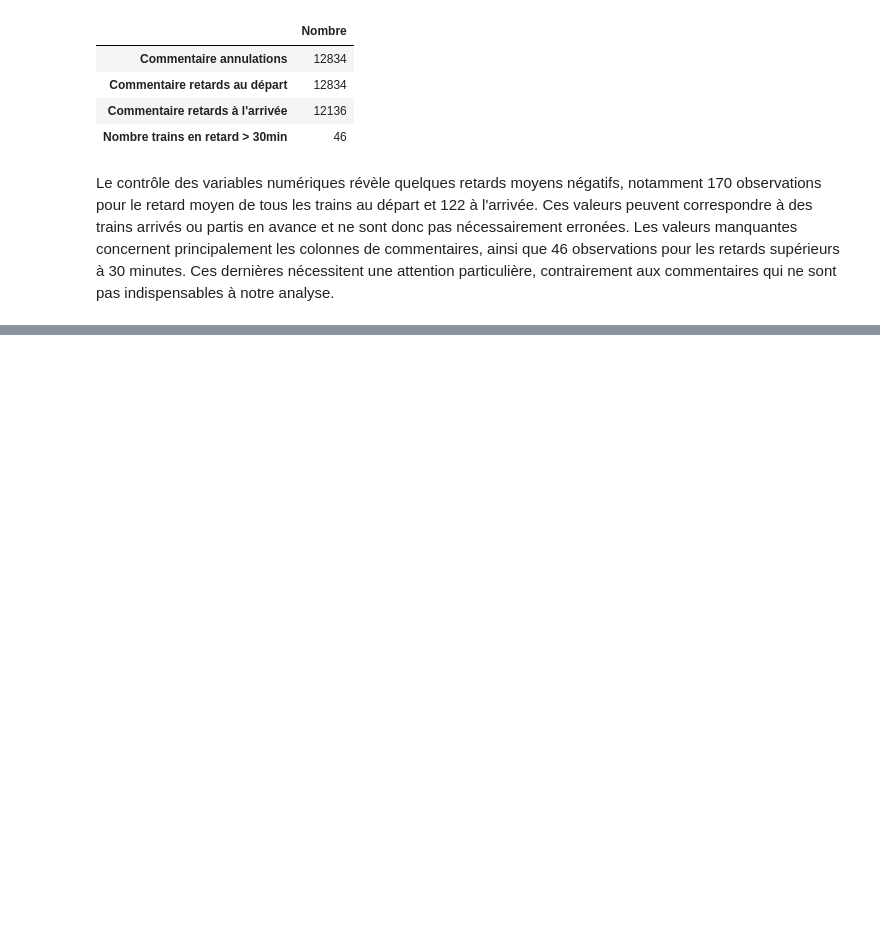
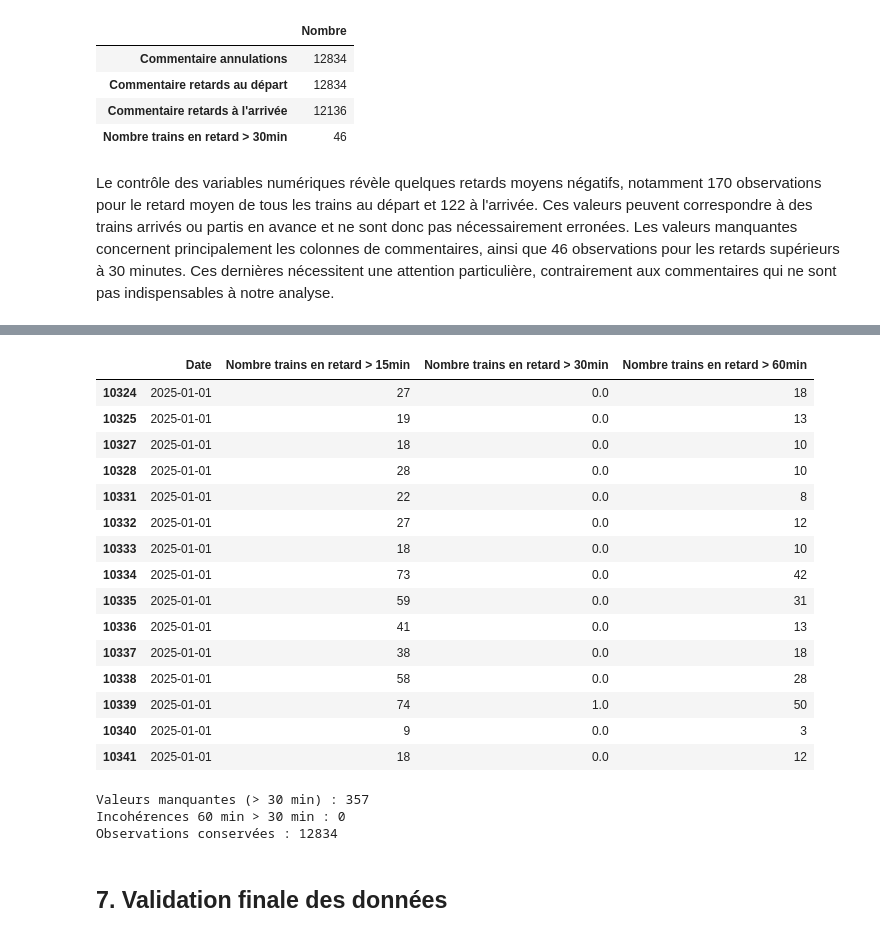
Before and after one commit to ghislainzeufack-prog/RailInsight-SNCF, a Jupyter notebook: notebooks/preprocessing_sncf.ipynb, the cells around one changed output, grey strips where cells are left out. Cells and saved outputs as stored; diff of their text form; code cells hidden in the pictures; blank space fills up the shorter version.

```diff
--- a/notebooks/preprocessing_sncf.ipynb
+++ b/notebooks/preprocessing_sncf.ipynb
@@ -349,0 +368,30 @@ Le contrôle des variables numériques révèle quelques retards moyens négatif
+# %%
+# Examen des seuils contradictoires
+display(
+    df_clean.loc[
+        incoherence_30_60,
+        [
+            "Date",
+            "Nombre trains en retard > 15min",
+            "Nombre trains en retard > 30min",
+            "Nombre trains en retard > 60min"
+        ]
+    ].head(15)
+)
+# %% [output]
+|  | Date | Nombre trains en retard > 15min | Nombre trains en retard > 30min | Nombre trains en retard > 60min |
+| 10324 | 2025-01-01 | 27 | 0.0 | 18 |
+| 10325 | 2025-01-01 | 19 | 0.0 | 13 |
+| 10327 | 2025-01-01 | 18 | 0.0 | 10 |
+| 10328 | 2025-01-01 | 28 | 0.0 | 10 |
+| 10331 | 2025-01-01 | 22 | 0.0 | 8 |
+| 10332 | 2025-01-01 | 27 | 0.0 | 12 |
+| 10333 | 2025-01-01 | 18 | 0.0 | 10 |
+| 10334 | 2025-01-01 | 73 | 0.0 | 42 |
+| 10335 | 2025-01-01 | 59 | 0.0 | 31 |
+| 10336 | 2025-01-01 | 41 | 0.0 | 13 |
+| 10337 | 2025-01-01 | 38 | 0.0 | 18 |
+| 10338 | 2025-01-01 | 58 | 0.0 | 28 |
+| 10339 | 2025-01-01 | 74 | 1.0 | 50 |
+| 10340 | 2025-01-01 | 9 | 0.0 | 3 |
+| 10341 | 2025-01-01 | 18 | 0.0 | 12 |
@@ -349,0 +403,14 @@ Le contrôle des variables numériques révèle quelques retards moyens négatif
+# %%
+# Contrôle des valeurs manquantes et des incohérences restantes
+r30 = df_clean["Nombre trains en retard > 30min"]
+r60 = df_clean["Nombre trains en retard > 60min"]
+
+print("Valeurs manquantes (> 30 min) :", r30.isna().sum())
+print("Incohérences 60 min > 30 min :", (r60 > r30).sum())
+print("Observations conservées :", len(df_clean))
+# %% [output]
+Valeurs manquantes (> 30 min) : 357
+Incohérences 60 min > 30 min : 0
+Observations conservées : 12834
+# %% [markdown]
+## 7. Validation finale des données
```
Also changed, not shown: parts of 10 cells of this notebook.
